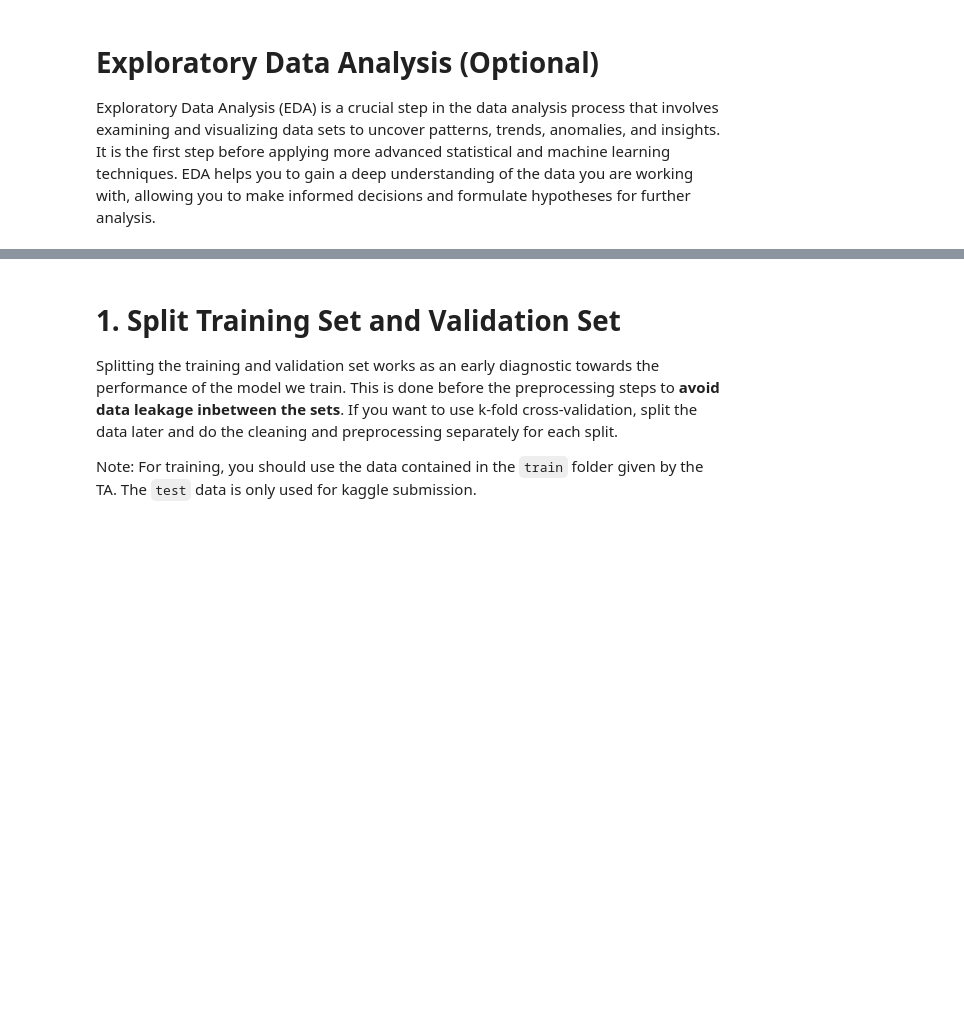
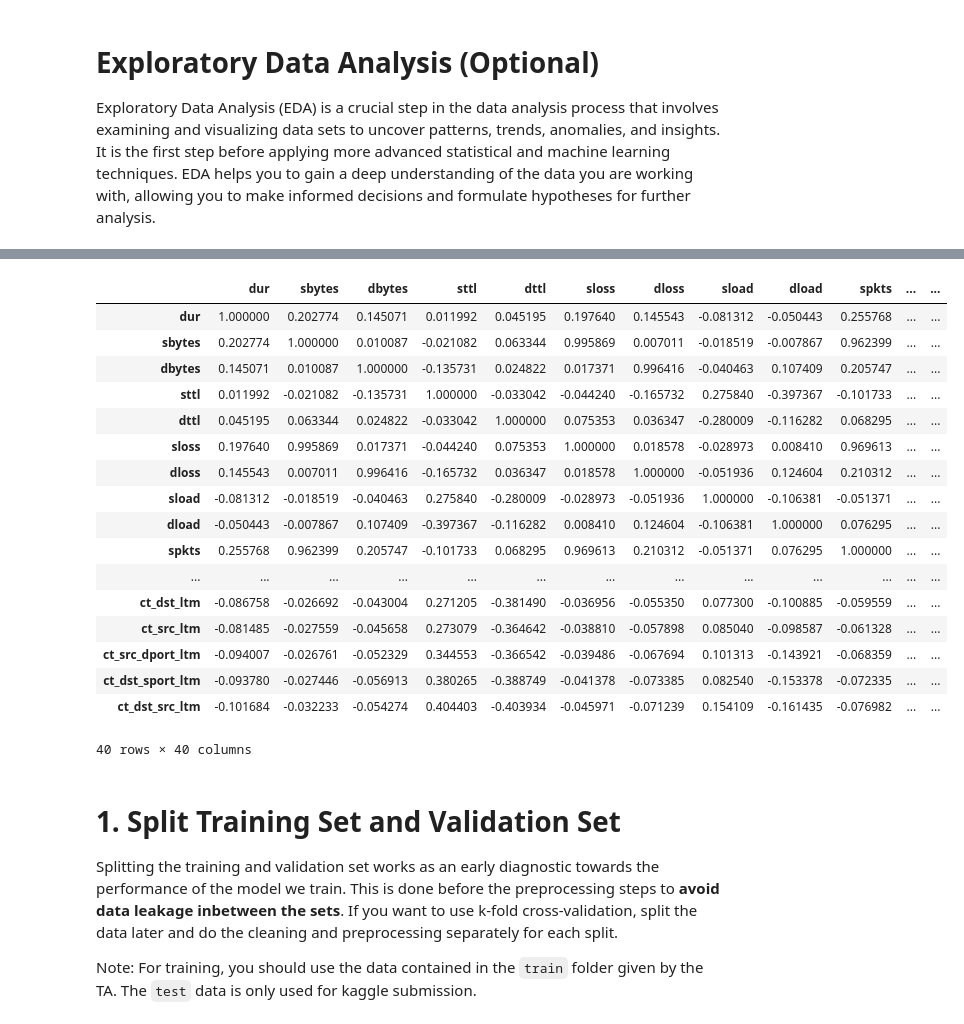
Before and after one commit to ozarabal/Tubes2_AI_Topuria, a Jupyter notebook: src/IF3170 Artificial Intelligence _ Tugas Besar 2 Notebook Template.ipynb, the cells around one changed output, grey strips where cells are left out. Saved outputs shown, nothing was run; the diff lists cells and outputs as text; code cells hidden in the pictures; blank space fills up the shorter version.

```diff
--- a/src/IF3170 Artificial Intelligence _ Tugas Besar 2 Notebook Template.ipynb
+++ b/src/IF3170 Artificial Intelligence _ Tugas Besar 2 Notebook Template.ipynb
@@ -68,3 +195,25 @@ Exploratory Data Analysis (EDA) is a crucial step in the data analysis process t
+# %%
+
+numerical_data.corr()
+# %% [output]
+|  | dur | sbytes | dbytes | sttl | dttl | sloss | dloss | sload | dload | spkts | ... | ... |
+| dur | 1.000000 | 0.202774 | 0.145071 | 0.011992 | 0.045195 | 0.197640 | 0.145543 | -0.081312 | -0.050443 | 0.255768 | ... | ... |
+| sbytes | 0.202774 | 1.000000 | 0.010087 | -0.021082 | 0.063344 | 0.995869 | 0.007011 | -0.018519 | -0.007867 | 0.962399 | ... | ... |
+| dbytes | 0.145071 | 0.010087 | 1.000000 | -0.135731 | 0.024822 | 0.017371 | 0.996416 | -0.040463 | 0.107409 | 0.205747 | ... | ... |
+| sttl | 0.011992 | -0.021082 | -0.135731 | 1.000000 | -0.033042 | -0.044240 | -0.165732 | 0.275840 | -0.397367 | -0.101733 | ... | ... |
+| dttl | 0.045195 | 0.063344 | 0.024822 | -0.033042 | 1.000000 | 0.075353 | 0.036347 | -0.280009 | -0.116282 | 0.068295 | ... | ... |
+| sloss | 0.197640 | 0.995869 | 0.017371 | -0.044240 | 0.075353 | 1.000000 | 0.018578 | -0.028973 | 0.008410 | 0.969613 | ... | ... |
+| dloss | 0.145543 | 0.007011 | 0.996416 | -0.165732 | 0.036347 | 0.018578 | 1.000000 | -0.051936 | 0.124604 | 0.210312 | ... | ... |
+| sload | -0.081312 | -0.018519 | -0.040463 | 0.275840 | -0.280009 | -0.028973 | -0.051936 | 1.000000 | -0.106381 | -0.051371 | ... | ... |
+| dload | -0.050443 | -0.007867 | 0.107409 | -0.397367 | -0.116282 | 0.008410 | 0.124604 | -0.106381 | 1.000000 | 0.076295 | ... | ... |
+| spkts | 0.255768 | 0.962399 | 0.205747 | -0.101733 | 0.068295 | 0.969613 | 0.210312 | -0.051371 | 0.076295 | 1.000000 | ... | ... |
+| ... | ... | ... | ... | ... | ... | ... | ... | ... | ... | ... | ... | ... |
+| ct_dst_ltm | -0.086758 | -0.026692 | -0.043004 | 0.271205 | -0.381490 | -0.036956 | -0.055350 | 0.077300 | -0.100885 | -0.059559 | ... | ... |
+| ct_src_ltm | -0.081485 | -0.027559 | -0.045658 | 0.273079 | -0.364642 | -0.038810 | -0.057898 | 0.085040 | -0.098587 | -0.061328 | ... | ... |
+| ct_src_dport_ltm | -0.094007 | -0.026761 | -0.052329 | 0.344553 | -0.366542 | -0.039486 | -0.067694 | 0.101313 | -0.143921 | -0.068359 | ... | ... |
+| ct_dst_sport_ltm | -0.093780 | -0.027446 | -0.056913 | 0.380265 | -0.388749 | -0.041378 | -0.073385 | 0.082540 | -0.153378 | -0.072335 | ... | ... |
+| ct_dst_src_ltm | -0.101684 | -0.032233 | -0.054274 | 0.404403 | -0.403934 | -0.045971 | -0.071239 | 0.154109 | -0.161435 | -0.076982 | ... | ... |
+40 rows × 40 columns
 # %% [markdown]
 # 1. Split Training Set and Validation Set
 
```
Also changed, not shown: parts of 10 cells of this notebook.
